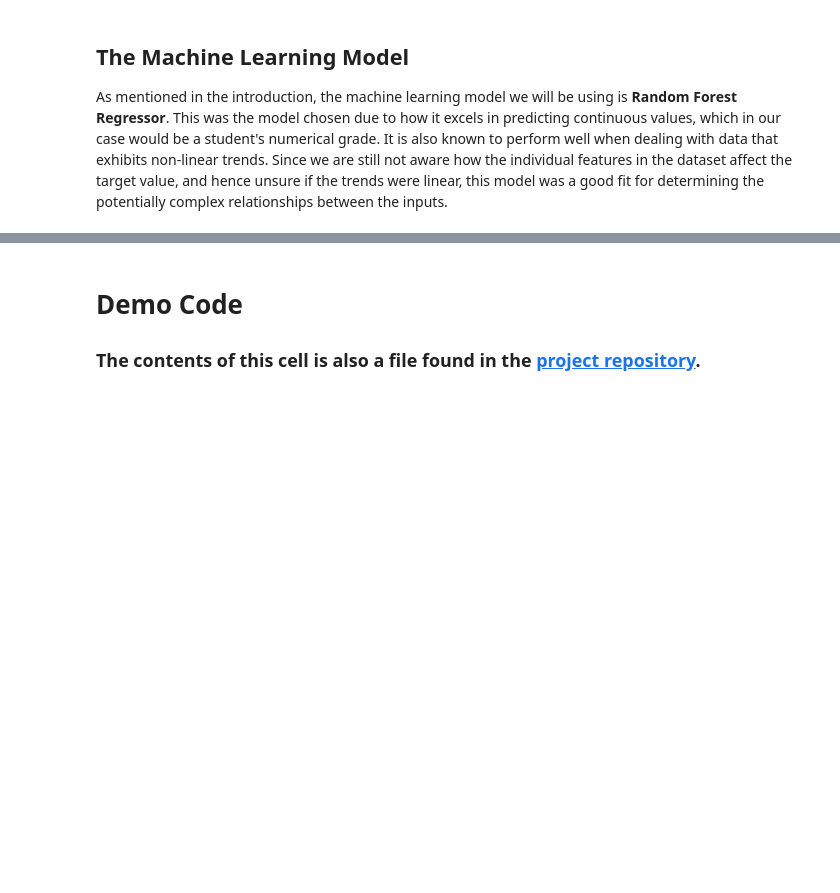
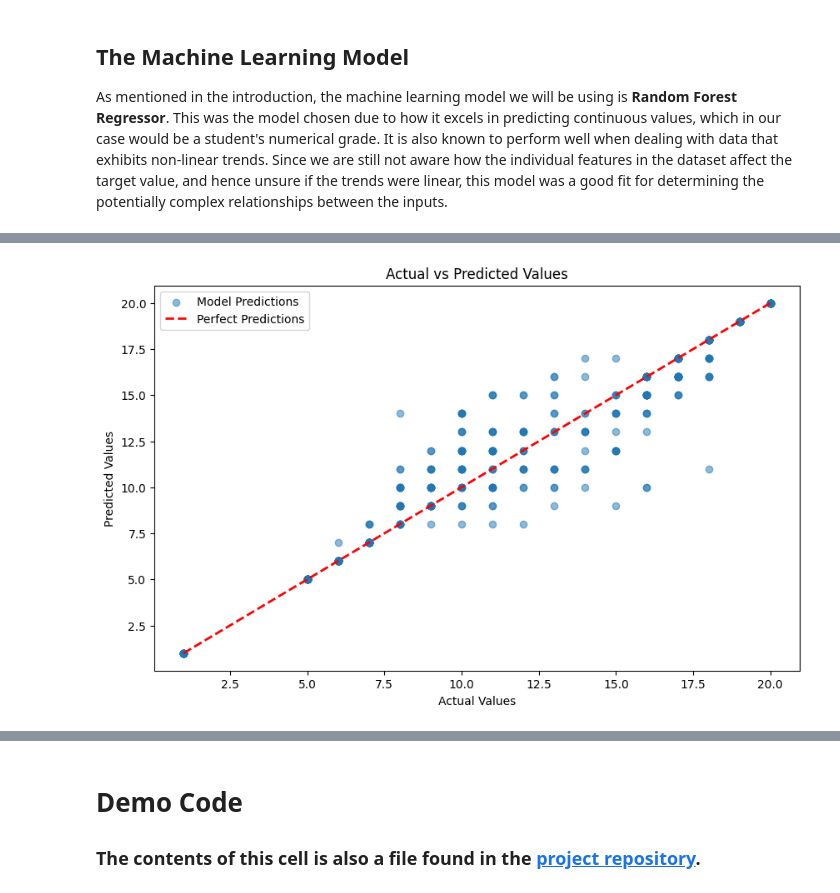
Before and after one commit to shankencedric/cs180proj, a Jupyter notebook: MantisMinds™️_Bucu_Legara_Project_THX.ipynb, the cells around one changed output, grey strips where cells are left out. Cells and saved outputs as stored; diff of their text form; code cells hidden in the pictures; blank space fills up the shorter version.

```diff
--- a/MantisMinds™️_Bucu_Legara_Project_THX.ipynb
+++ b/MantisMinds™️_Bucu_Legara_Project_THX.ipynb
@@ -378,0 +517,12 @@ print(f"[Dataset with no human predictions] Score (TESTING): {mean_squared_error
+# %%
+# Plot the results of the model trained w/ human predictions, for checking its individual accuracy
+plt.figure(figsize=(10, 6))
+plt.scatter(yTest, testPred, alpha=0.5)
+plt.plot([yTest.min(), yTest.max()], [yTest.min(), yTest.max()], 'r--', lw=2)  # Line showing perfect predictions
+plt.xlabel('Actual Values')
+plt.ylabel('Predicted Values')
+plt.title('Actual vs Predicted Values')
+plt.legend(['Model Predictions', 'Perfect Predictions'])
+plt.show()
+# %% [output]
+[figure, added]
```
Also changed, not shown: parts of 35 cells of this notebook.
